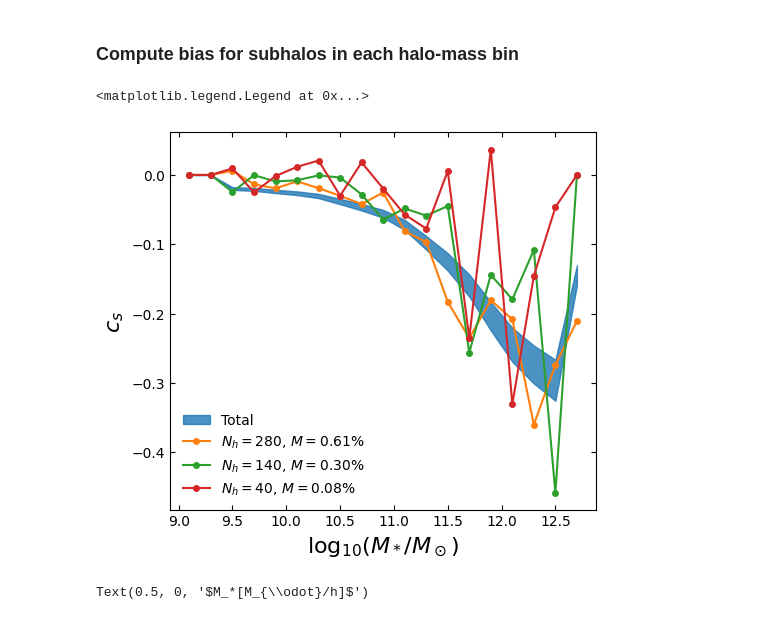
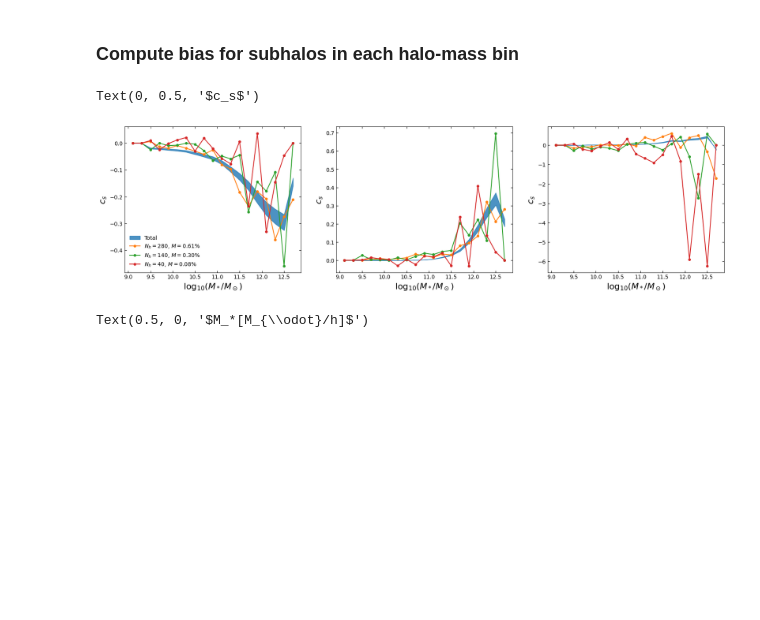
Before and after one commit to fgmaion/MTNG-resims, a Jupyter notebook: estimate_halo_number.ipynb, the cells around one changed output. Saved outputs shown, nothing was run; the diff lists cells and outputs as text; code cells hidden in the pictures; blank space fills up the shorter version.

Commit message:
Added plots splitting the bias calculation by their specific star-formation rate of these galaxies. The purpose of this was to understand how different were these bias values, and whether this could be detected with the sampled halo population

```diff
--- a/estimate_halo_number.ipynb
+++ b/estimate_halo_number.ipynb
@@ -62,23 +62,42 @@ D = 0.2
 ms_edges = np.arange(9,13,D)
 ms_centers = 0.5 * ( ms_edges[1:] + ms_edges[:-1] )
 # %%
-fig, ax = plt.subplots(dpi=100, figsize=(5.5,5))
-ax.fill_between(ms_centers, 0.9*bias_total['bias'][:,1], 1.1*bias_total['bias'][:,1], color='C0', alpha=0.8, label='Total')
+fig, ax = plt.subplots(1, 3, dpi=100, figsize=(20,5))
+ax[0].fill_between(ms_centers, 0.9*bias_total['bias'][:,1], 1.1*bias_total['bias'][:,1], color='C0', alpha=0.8, label='Total')
 
-ax.plot(ms_centers, bias['14']['bias'][:,1], ls='-', color='C1', marker='o', ms=4, label='$N_h=${:d}, $M={:.2f}\%$'.format(sel['14']['Nh'], 100*sel['14']['mh_tot']/sel_total['mh_tot']))
-ax.plot(ms_centers, bias['7']['bias'][:,1], ls='-', color='C2', marker='o', ms=4, label='$N_h=${:d}, $M={:.2f}\%$'.format(sel['7']['Nh'], 100*sel['7']['mh_tot']/sel_total['mh_tot']))
-ax.plot(ms_centers, bias['2']['bias'][:,1], ls='-', color='C3', marker='o', ms=4, label='$N_h=${:d}, $M={:.2f}\%$'.format(sel['2']['Nh'], 100*sel['2']['mh_tot']/sel_total['mh_tot']))
+ax[0].plot(ms_centers, bias['14']['bias'][:,1], ls='-', color='C1', marker='o', ms=4, label='$N_h=${:d}, $M={:.2f}\%$'.format(sel['14']['Nh'], 100*sel['14']['mh_tot']/sel_total['mh_tot']))
+ax[0].plot(ms_centers, bias['7']['bias'][:,1], ls='-', color='C2', marker='o', ms=4, label='$N_h=${:d}, $M={:.2f}\%$'.format(sel['7']['Nh'], 100*sel['7']['mh_tot']/sel_total['mh_tot']))
+ax[0].plot(ms_centers, bias['2']['bias'][:,1], ls='-', color='C3', marker='o', ms=4, label='$N_h=${:d}, $M={:.2f}\%$'.format(sel['2']['Nh'], 100*sel['2']['mh_tot']/sel_total['mh_tot']))
 
-ax.set_xlabel('$\\log_{10}(M_*/M_\\odot)$', fontsize=16)
-ax.set_ylabel('$c_s$', fontsize=16)
+ax[0].set_xlabel('$\\log_{10}(M_*/M_\\odot)$', fontsize=16)
+ax[0].set_ylabel('$c_s$', fontsize=16)
 
-#ax.annotate("$M/M_T=${:.2f}".format(bias['mh_tot'] / sell['mh_tot']), (11.5,-0.05))
-#ax.annotate("$N_h=${:d}".format(bias['Nh']), (11.5,-0.02))
+ax[0].legend(loc='lower left')
 
-ax.legend(loc='lower left')
+#############################
+
+ax[1].fill_between(ms_centers, 0.9*bias_total['bias'][:,3], 1.1*bias_total['bias'][:,3], color='C0', alpha=0.8, label='Total')
+
+ax[1].plot(ms_centers, bias['14']['bias'][:,3], ls='-', color='C1', marker='o', ms=4, label='$N_h=${:d}, $M={:.2f}\%$'.format(sel['14']['Nh'], 100*sel['14']['mh_tot']/sel_total['mh_tot']))
+ax[1].plot(ms_centers, bias['7']['bias'][:,3], ls='-', color='C2', marker='o', ms=4, label='$N_h=${:d}, $M={:.2f}\%$'.format(sel['7']['Nh'], 100*sel['7']['mh_tot']/sel_total['mh_tot']))
+ax[1].plot(ms_centers, bias['2']['bias'][:,3], ls='-', color='C3', marker='o', ms=4, label='$N_h=${:d}, $M={:.2f}\%$'.format(sel['2']['Nh'], 100*sel['2']['mh_tot']/sel_total['mh_tot']))
+
+ax[1].set_xlabel('$\\log_{10}(M_*/M_\\odot)$', fontsize=16)
+ax[1].set_ylabel('$c_s$', fontsize=16)
+
+#############################
+
+ax[2].fill_between(ms_centers, 0.9*bias_total['bias'][:,5], 1.1*bias_total['bias'][:,5], color='C0', alpha=0.8, label='Total')
+
+ax[2].plot(ms_centers, bias['14']['bias'][:,5], ls='-', color='C1', marker='o', ms=4, label='$N_h=${:d}, $M={:.2f}\%$'.format(sel['14']['Nh'], 100*sel['14']['mh_tot']/sel_total['mh_tot']))
+ax[2].plot(ms_centers, bias['7']['bias'][:,5], ls='-', color='C2', marker='o', ms=4, label='$N_h=${:d}, $M={:.2f}\%$'.format(sel['7']['Nh'], 100*sel['7']['mh_tot']/sel_total['mh_tot']))
+ax[2].plot(ms_centers, bias['2']['bias'][:,5], ls='-', color='C3', marker='o', ms=4, label='$N_h=${:d}, $M={:.2f}\%$'.format(sel['2']['Nh'], 100*sel['2']['mh_tot']/sel_total['mh_tot']))
+
+ax[2].set_xlabel('$\\log_{10}(M_*/M_\\odot)$', fontsize=16)
+ax[2].set_ylabel('$c_s$', fontsize=16)
 # %% [output]
-<matplotlib.legend.Legend at 0x...>
+Text(0, 0.5, '$c_s$')
-[figure, old version]
+[figure, new version]
 # %%
 nbins=30
 smf_total = splitter.stellar_mf(sel_mask=sel_total, nbins=nbins)
```
